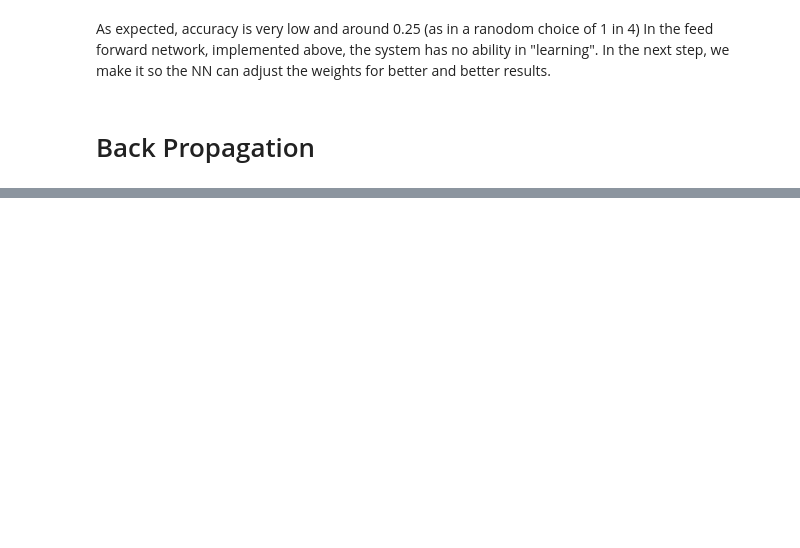
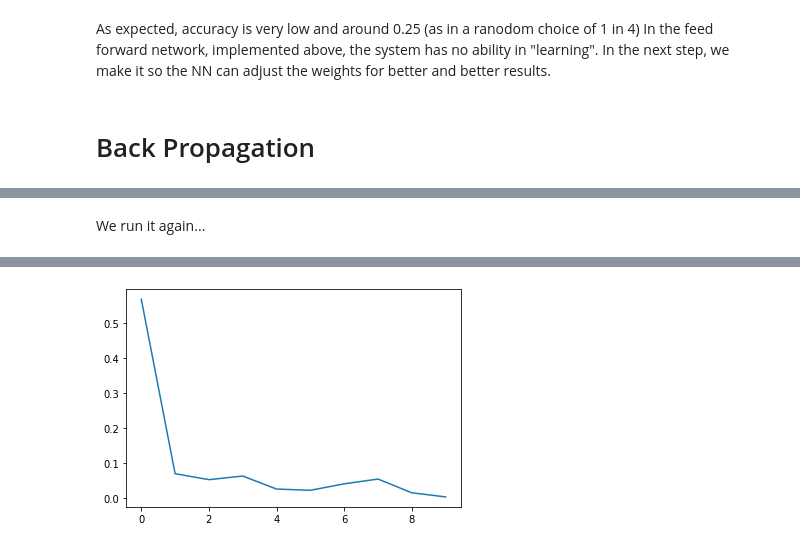
Before and after one commit to npourazin/Fruit-Classification-ANN, a Jupyter notebook: Fruit_Calssification_notebook.ipynb, the cells around one changed output, grey strips where cells are left out. Saved outputs shown, nothing was run; the diff lists cells and outputs as text; code cells hidden in the pictures; blank space fills up the shorter version.

```diff
--- a/Fruit_Calssification_notebook.ipynb
+++ b/Fruit_Calssification_notebook.ipynb
@@ -322,0 +343,32 @@ Wall time: 1.07 s
+# %% [markdown]
+We run it again...
+# %%
+%%time
+batch_size = 10
+learning_rate = 0.8
+epoch_number = 10
+costs = []
+# There are 4 layers, between each two consecutive layers, there needs to be a weight matrix
+W = [
+    np.random.normal(size=(layer_sizes[1], layer_sizes[0])),  # weights between layer 0 and 1, aka W[0]
+    np.random.normal(size=(layer_sizes[2], layer_sizes[1])),  # weights between layer 1 and 2, aka W[1]
+    np.random.normal(size=(layer_sizes[3], layer_sizes[2]))  # weights between layer 2 and 3, aka W[2]
+]
+
+# Initialize bias to 0, for every layer.
+B = [
+    np.zeros((layer_sizes[1], 1)),  # bias vector between layer 0 and 1, aka B[0]
+    np.zeros((layer_sizes[2], 1)),  # bias vector between layer 1 and 2, aka B[1]
+    np.zeros((layer_sizes[3], 1)),  # bias vector between layer 2 and 3, aka B[2]
+]
+
+
+run_vectorized_back_propagation()
+
+epoch_size = [x for x in range(epoch_number)]
+# print(len(epoch_size), len(costs))
+plt.plot(epoch_size, costs)
+# plt.plot(costs)
+# plt.show()
+print("Back Propagation Accuracy: ", run_feed_forward())
+# %% [output]
@@ -322,0 +377 @@ Wall time: 1.07 s
+[figure, added]
```
Also changed, not shown: parts of 11 cells of this notebook.
